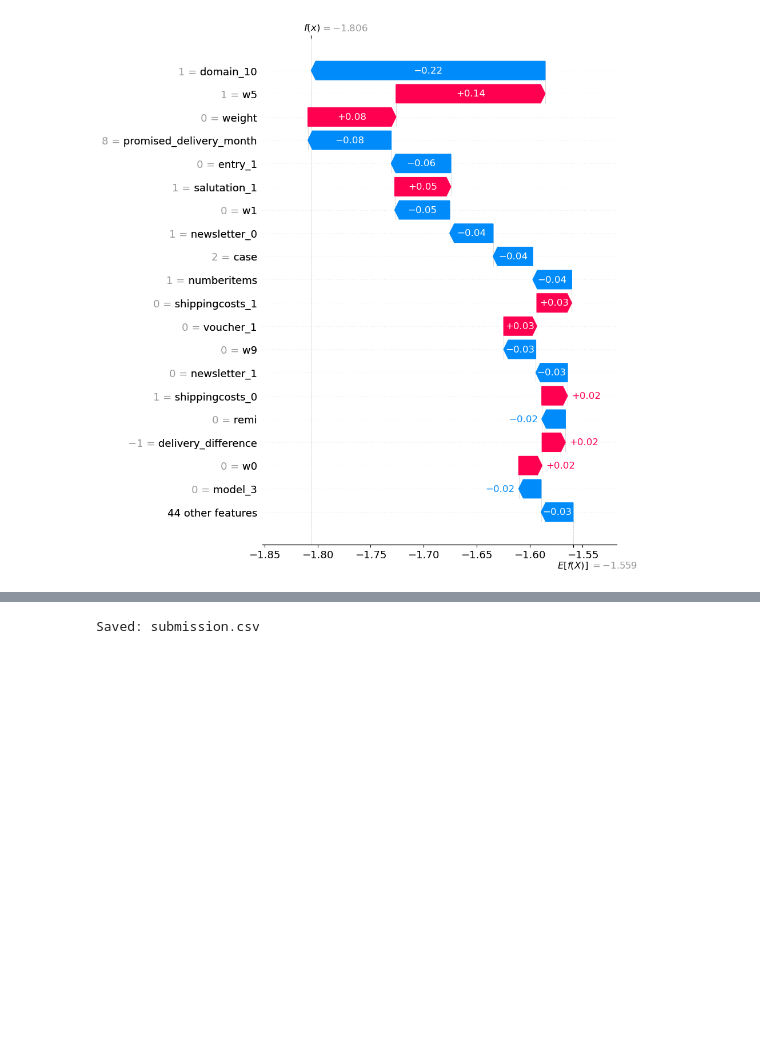
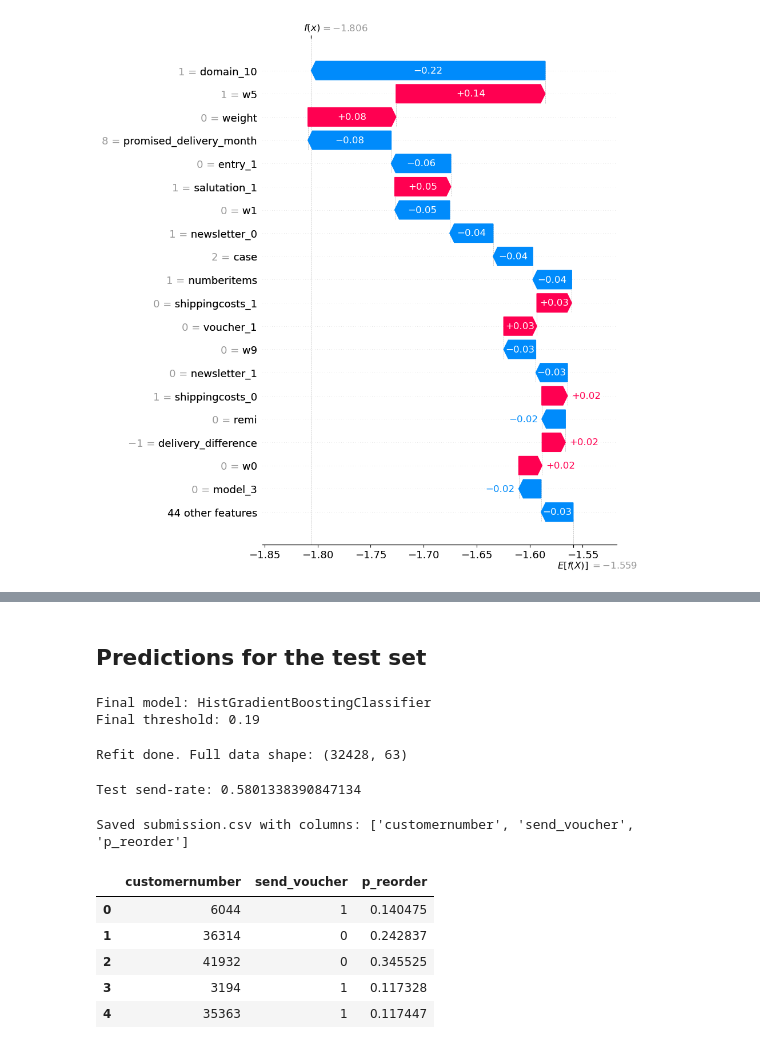
Before and after one commit to ungeralexan/ml_assignment, a Jupyter notebook: stand_safe_06_01/project.ipynb, the cells around one changed output, grey strips where cells are left out. Cells and saved outputs as stored; diff of their text form; code cells hidden in the pictures; blank space fills up the shorter version.

Commit message:
added predictions for test

```diff
--- a/stand_safe_06_01/project.ipynb
+++ b/stand_safe_06_01/project.ipynb
@@ -2187,23 +2273,0 @@ X_test_df.shape
-# %%
-# Predict probability of reorder=1
-p_test = final_model.predict_proba(X_test_df)[:, 1]
-
-# Apply voucher rule: send if p(reorder) < threshold
-send_voucher = (p_test < final_threshold).astype(int)
-
-# Optional: predicted reorder label under threshold
-pred_label = (p_test >= final_threshold).astype(int)
-
-# Load raw test again if needed to get customernumber
-# (Assumes your raw test df still has customernumber)
-if "customernumber" not in test.columns:
-    test = pd.read_csv("test.csv", sep=";")
-
-submission = pd.DataFrame({
-    "customernumber": test["customernumber"].values,
-    "p_reorder": p_test,
-    "send_voucher": send_voucher,
-    "pred_label": pred_label
-})
-
-submission.head(), submission.shape
@@ -2218,6 +2274,44 @@ submission.head(), submission.shape
-# %%
-out_path = "submission.csv"
-submission.to_csv(out_path, index=False)
-print("Saved:", out_path)
-# %% [output]
-Saved: submission.csv
+# %% [markdown]
+## Predictions for the test set
+# %%
+final_model = models["HistGradientBoosting"]   # or "HistGradientBoosting_Tuned" if you want tuned
+final_threshold = 0.19                         # use the best_t you found on validation for HistGB
+
+print("Final model:", type(final_model).__name__)
+print("Final threshold:", final_threshold)
+# %% [output]
+Final model: HistGradientBoostingClassifier
+Final threshold: 0.19
+# %%
+X_full = pd.concat([X_train_df, X_val_df], axis=0)
+y_full = pd.concat([y_train, y_val], axis=0)
+
+final_model.fit(X_full, y_full)
+print("Refit done. Full data shape:", X_full.shape)
+# %% [output]
+Refit done. Full data shape: (32428, 63)
+# %%
+p_test = final_model.predict_proba(X_test_df)[:, 1]
+send_voucher = (p_test < final_threshold).astype(int)
+
+print("Test send-rate:", send_voucher.mean())
+# %% [output]
+Test send-rate: 0.5801338390847134
+# %%
+submission = pd.DataFrame({
+    "customernumber": test["customernumber"].values,
+    "send_voucher": send_voucher,
+    "p_reorder": p_test
+})
+
+submission.to_csv("submission.csv", index=False)
+print("Saved submission.csv with columns:", submission.columns.tolist())
+submission.head()
+# %% [output]
+Saved submission.csv with columns: ['customernumber', 'send_voucher', 'p_reorder']
+|  | customernumber | send_voucher | p_reorder |
+| 0 | 6044 | 1 | 0.140475 |
+| 1 | 36314 | 0 | 0.242837 |
+| 2 | 41932 | 0 | 0.345525 |
+| 3 | 3194 | 1 | 0.117328 |
+| 4 | 35363 | 1 | 0.117447 |
```
Also changed, not shown: parts of 46 cells of this notebook, 2 other files.
